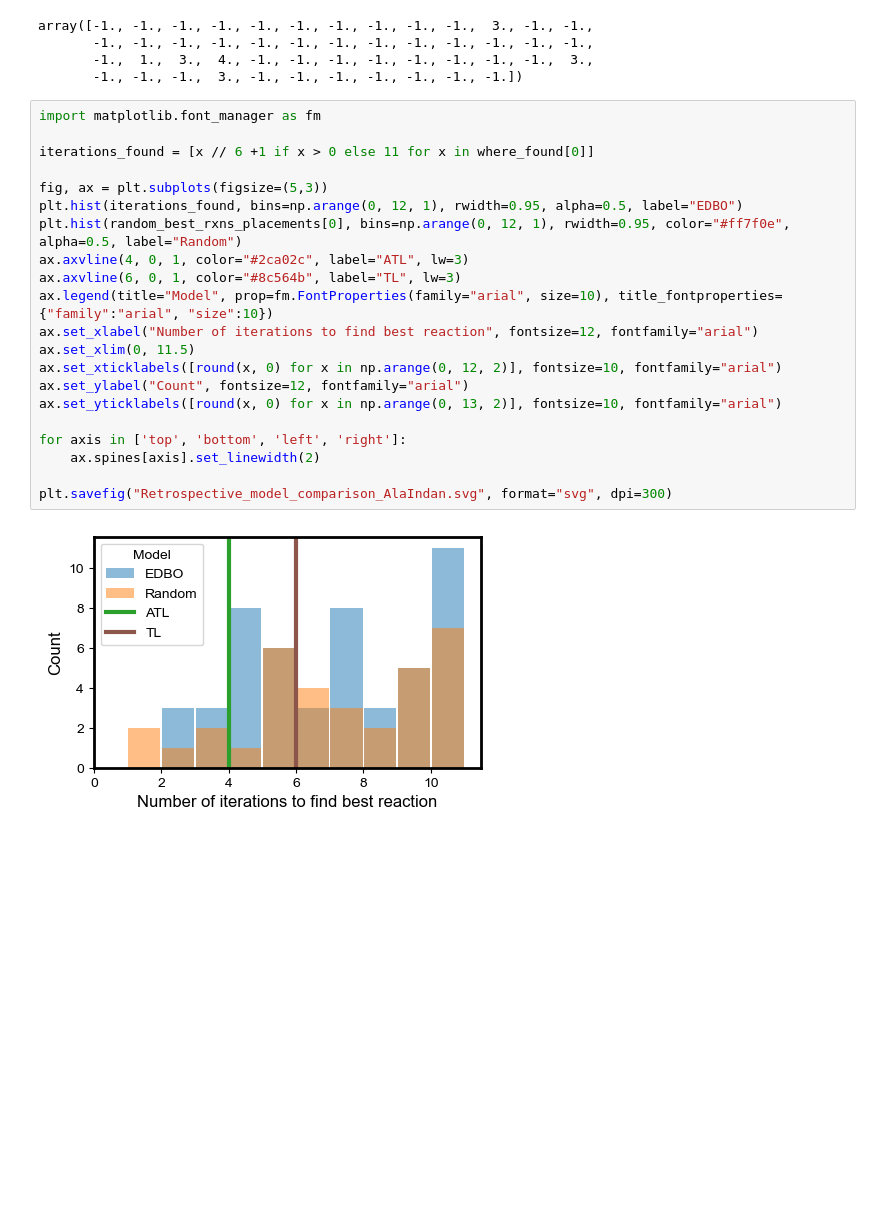
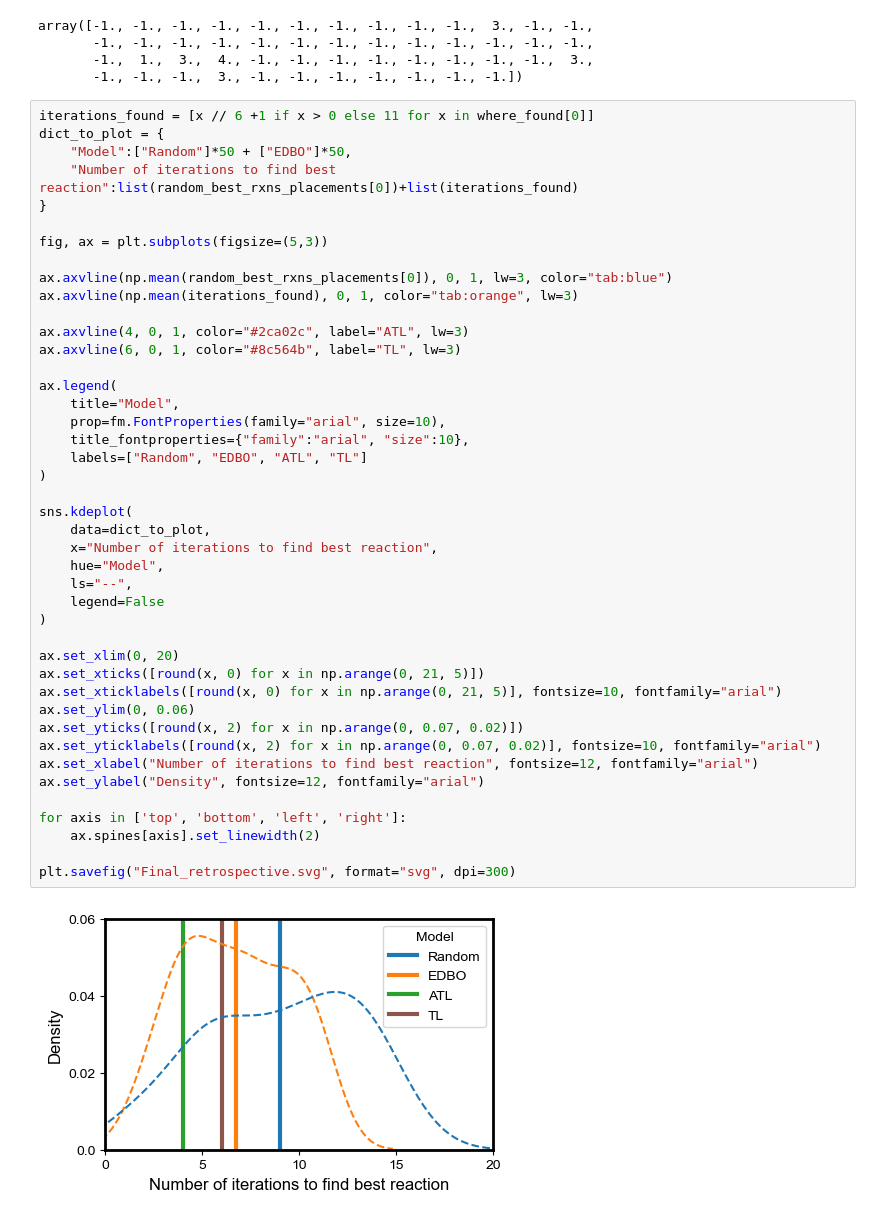
Before and after one commit to cernak-lab/ATL_EXP, a Jupyter notebook: retrospective.ipynb, the cells around one changed output. Saved outputs shown, nothing was run; the diff lists cells and outputs as text; blank space fills up the shorter version.

Commit message:
Updated figure

```diff
--- a/retrospective.ipynb
+++ b/retrospective.ipynb
@@ -168,26 +168,48 @@ array([-1., -1., -1., -1., -1., -1., -1., -1., -1., -1.,  3., -1., -1.,
        -1., -1., -1., -1., -1., -1., -1., -1., -1., -1., -1., -1., -1.,
        -1.,  1.,  3.,  4., -1., -1., -1., -1., -1., -1., -1., -1.,  3.,
        -1., -1., -1.,  3., -1., -1., -1., -1., -1., -1., -1.])
-# %%
-import matplotlib.font_manager as fm
-
-iterations_found = [x // 6 +1 if x > 0 else 11 for x in where_found[0]]
-
-fig, ax = plt.subplots(figsize=(5,3))
-plt.hist(iterations_found, bins=np.arange(0, 12, 1), rwidth=0.95, alpha=0.5, label="EDBO")
-plt.hist(random_best_rxns_placements[0], bins=np.arange(0, 12, 1), rwidth=0.95, color="#ff7f0e", alpha=0.5, label="Random")
-ax.axvline(4, 0, 1, color="#2ca02c", label="ATL", lw=3)
-ax.axvline(6, 0, 1, color="#8c564b", label="TL", lw=3)
-ax.legend(title="Model", prop=fm.FontProperties(family="arial", size=10), title_fontproperties={"family":"arial", "size":10})
-ax.set_xlabel("Number of iterations to find best reaction", fontsize=12, fontfamily="arial")
-ax.set_xlim(0, 11.5)
-ax.set_xticklabels([round(x, 0) for x in np.arange(0, 12, 2)], fontsize=10, fontfamily="arial")
-ax.set_ylabel("Count", fontsize=12, fontfamily="arial")
-ax.set_yticklabels([round(x, 0) for x in np.arange(0, 13, 2)], fontsize=10, fontfamily="arial")
-
-for axis in ['top', 'bottom', 'left', 'right']:
-    ax.spines[axis].set_linewidth(2)
-
-plt.savefig("Retrospective_model_comparison_AlaIndan.svg", format="svg", dpi=300)
-# %% [output]
-[figure, removed]
+# %%
+iterations_found = [x // 6 +1 if x > 0 else 11 for x in where_found[0]]
+dict_to_plot = {
+    "Model":["Random"]*50 + ["EDBO"]*50,
+    "Number of iterations to find best reaction":list(random_best_rxns_placements[0])+list(iterations_found)
+}
+
+fig, ax = plt.subplots(figsize=(5,3))
+
+ax.axvline(np.mean(random_best_rxns_placements[0]), 0, 1, lw=3, color="tab:blue")
+ax.axvline(np.mean(iterations_found), 0, 1, color="tab:orange", lw=3)
+
+ax.axvline(4, 0, 1, color="#2ca02c", label="ATL", lw=3)
+ax.axvline(6, 0, 1, color="#8c564b", label="TL", lw=3)
+
+ax.legend(
+    title="Model",
+    prop=fm.FontProperties(family="arial", size=10),
+    title_fontproperties={"family":"arial", "size":10},
+    labels=["Random", "EDBO", "ATL", "TL"]
+)
+
+sns.kdeplot(
+    data=dict_to_plot,
+    x="Number of iterations to find best reaction",
+    hue="Model",
+    ls="--",
+    legend=False
+)
+
+ax.set_xlim(0, 20)
+ax.set_xticks([round(x, 0) for x in np.arange(0, 21, 5)])
+ax.set_xticklabels([round(x, 0) for x in np.arange(0, 21, 5)], fontsize=10, fontfamily="arial")
+ax.set_ylim(0, 0.06)
+ax.set_yticks([round(x, 2) for x in np.arange(0, 0.07, 0.02)])
+ax.set_yticklabels([round(x, 2) for x in np.arange(0, 0.07, 0.02)], fontsize=10, fontfamily="arial")
+ax.set_xlabel("Number of iterations to find best reaction", fontsize=12, fontfamily="arial")
+ax.set_ylabel("Density", fontsize=12, fontfamily="arial")
+
+for axis in ['top', 'bottom', 'left', 'right']:
+    ax.spines[axis].set_linewidth(2)
+
+plt.savefig("Final_retrospective.svg", format="svg", dpi=300)
+# %% [output]
+[figure, added]
```
